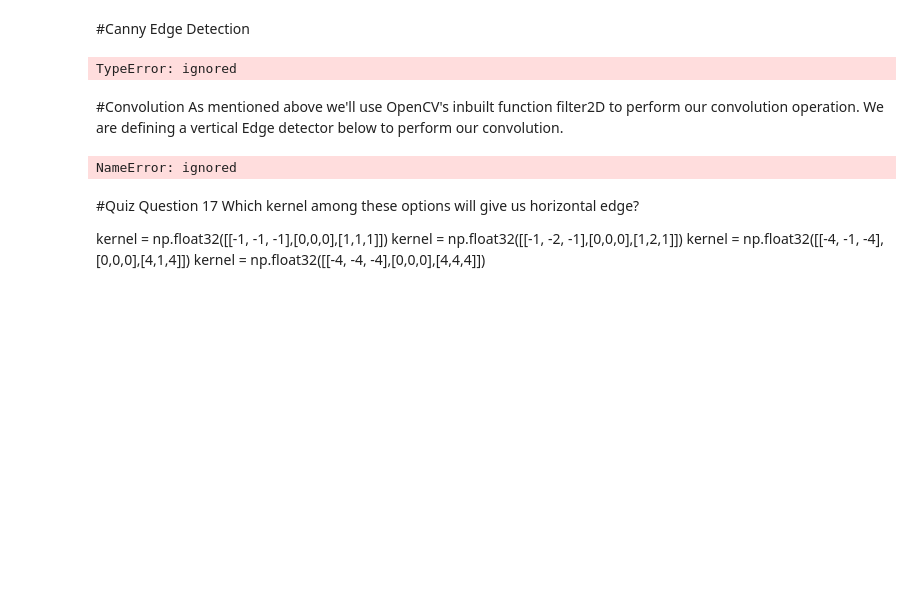
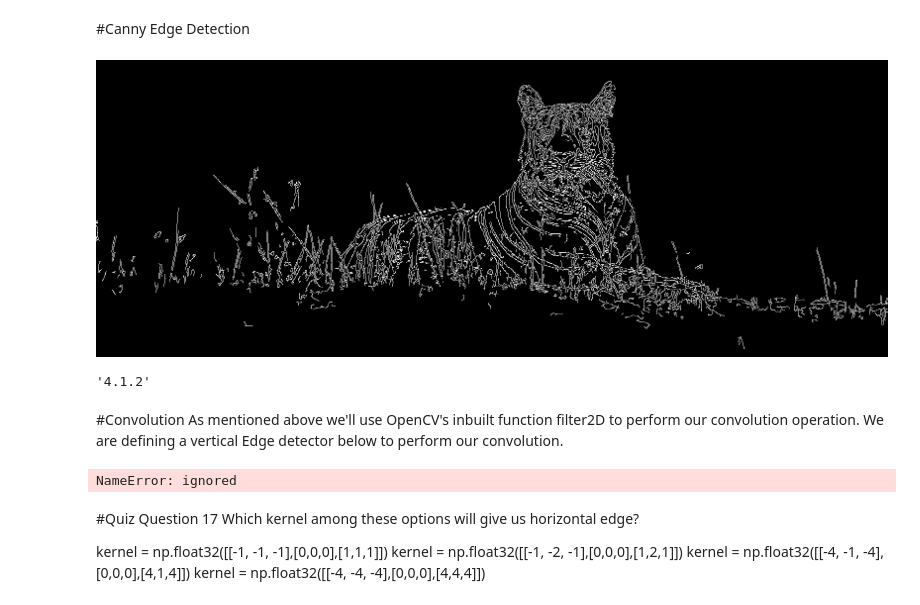
Before and after one commit to naveenkumark1/EVA4, a Jupyter notebook: Week1/python101.ipynb, the cells around one changed output. Cells and saved outputs as stored; diff of their text form; code cells hidden in the pictures; blank space fills up the shorter version.

```diff
--- a/Week1/python101.ipynb
+++ b/Week1/python101.ipynb
@@ -1062,10 +1074,16 @@ TypeError: ignored
 # %% [markdown]
 #Canny Edge Detection
 # %%
-edges = cv2.Canny(image,threshold1 = 5,threshold2 = 1)
+#image
+edges = cv2.Canny(image, 100, 200)
 cv2_imshow(edges)
 # %% [output]
-TypeError: ignored
+[figure, added]
+# %%
+import cv2
+cv2.__version__
+# %% [output]
+'4.1.2'
 # %% [markdown]
 #Convolution
 As mentioned above we'll use OpenCV's inbuilt function filter2D to perform our convolution operation. We are defining a vertical Edge detector below to perform our convolution.
```
Also changed, not shown: parts of 7 cells of this notebook.
